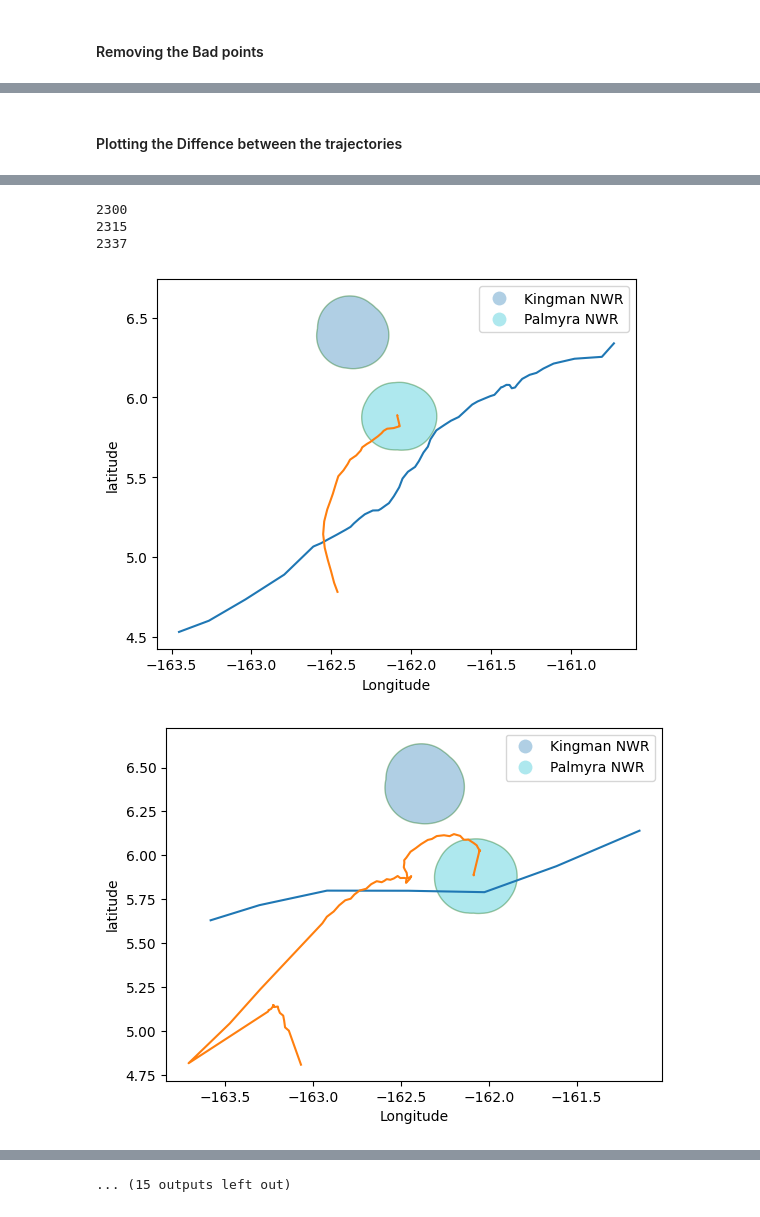
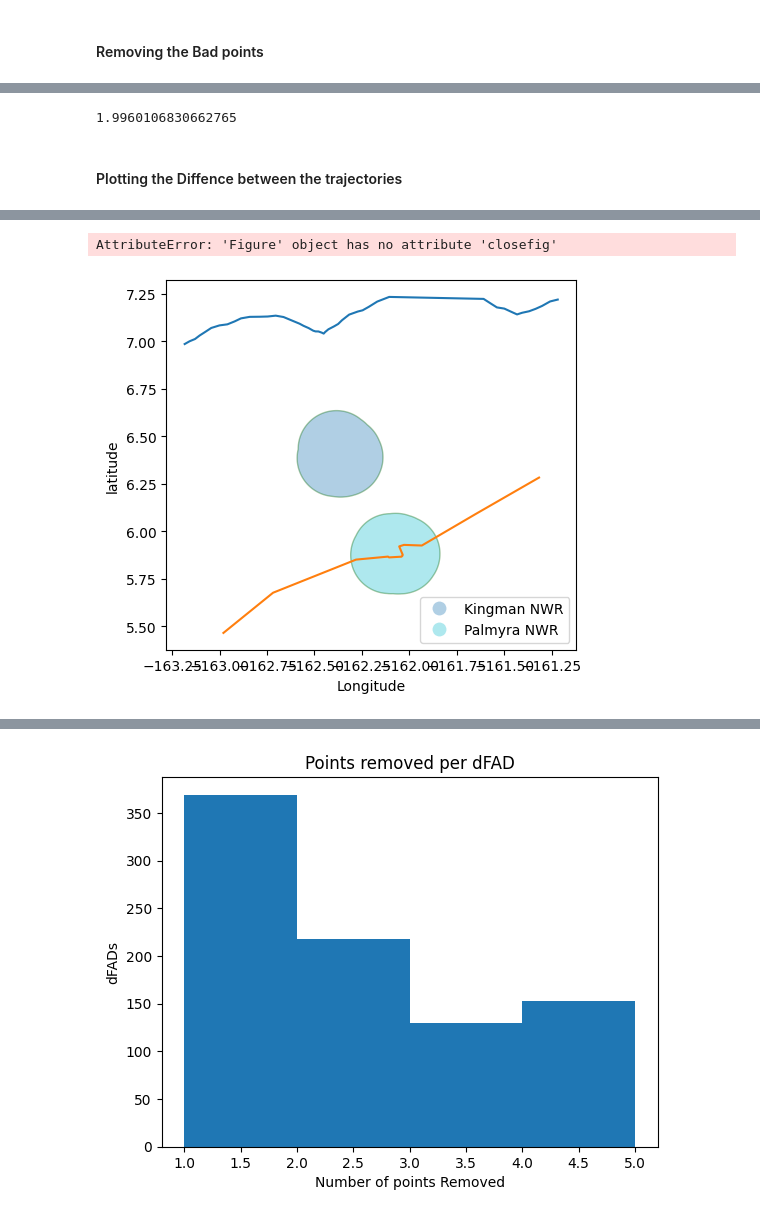
Before and after one commit to Colin-zerfass/fate-core, a Jupyter notebook: Code/Cleaning_data.ipynb, the cells around one changed output, grey strips where cells are left out. Drawn from its saved outputs; the diff is of its cells as text; code cells hidden in the pictures.

Commit message:
Methods for Cleaning files with new data from Kydd

```diff
--- a/Code/Cleaning_data.ipynb
+++ b/Code/Cleaning_data.ipynb
@@ -155,3 +164,12 @@ def Filter_Rows(row,column):
         return filtered_data
     else:
         return None
+# %%
+#data = gpd.read_file(r"Data\Palmyra Data\MI_and_SAT_FAD_positions")
+
+dataclean = Remove_speeds_high_low(data)
+print(dataclean["points_removed"].sum())
+dataclean = Remove_zero_timedeltas(dataclean)
+print(dataclean["points_removed2"].sum())
+dataclean = Combine_masks(dataclean)
+dataclean = dataclean.reset_index(drop = True)
@@ -162,5 +183,3 @@ dataclean["geometry"] = dataclean["new_geometry"]
 dataclean = dataclean.drop(columns = ["new_geometry"])
 valid_mask = ~dataclean.geometry.isna() & ~dataclean.geometry.is_empty
 dataclean = dataclean[valid_mask]
-# %%
-dataclean = dataclean.reset_index()
@@ -178,13 +186,15 @@ print(counter)
 # %%
 ### Removing
 
-columnlist = ['x_deg', 'y_deg', 'x_km', 'y_km', 'xy_km', 'timelist' ]
+columnlist = ['x_deg', 'y_deg', 'x_km', 'y_km', 'xy_km', 'TimeStamp', "x_speed","y_speed", "xy_speed","Delta_Timestamps" ]
 
 for names in columnlist:
     print(names)
     dataclean[f"new_{names}"] = dataclean.apply(Filter_Rows, axis =1, column = names)
     dataclean[f"{names}"] = dataclean[f"new_{names}"]
     dataclean = dataclean.drop(columns = [f"new_{names}"])
+
+dataclean = dataclean.reset_index(drop = True)
 # %% [output]
 x_deg
 y_deg
@@ -194,0 +223,3 @@ timelist
+# %%
+data["MaxOfDate"] = pd.to_datetime(data["MaxOfDate"])
+data["MaxOfDate"].min()
@@ -204,15 +235,22 @@ Index(['index', 'Shape_Leng', 'Set_3', 'BuoyName', 'Name_ID', 'MinOfTimes',
       dtype='object')
+# %%
+ds = gpd.read_parquet(r"Data\Palmyra Data\SAT_MI_FAD_cleanedspeeds.parquet")
+speeds = Column_to_List(ds,"xy_speed")
+print(max(speeds))
+# %% [output]
+1.9960106830662765
 # %% [markdown]
 #### Plotting the Diffence between the trajectories
 # %%
 dataplotting = dataclean.query("points_removed > 5 ")
-buoys = dataplotting["Name_ID"].unique()
+buoys = dataplotting["BuoyName"].unique()
 for bouy in buoys:
     fig, ax = plt.subplots()
-    n = dataplotting.loc[dataplotting["Name_ID"] == bouy].index.astype(int)
+    n = dataplotting.loc[dataplotting["BuoyName"] == bouy].index.astype(int)
     print(n[0])
     OneTrajectory(ax,data,n[0])
     OneTrajectory(ax,dataclean,n[0])
     plot_NWPs(ax,NWR)
     fig.savefig(fr"..\Figures\Cleaning Data\CleanvsrawdFAD_{n[0]}.png")
+    fig.closefig()
 # %% [output]
@@ -236,5 +258,2 @@ for bouy in buoys:
-2300
-2315
-2337
+AttributeError: 'Figure' object has no attribute 'closefig'
-[figure, old version]
+[figure, new version]
-[figure, removed]
@@ -249 +260,9 @@ for bouy in buoys:
-... (15 outputs left out)
+# %%
+fig, ax = plt.subplots()
+ax.hist(dataclean["points_removed"], bins= [1,2,3,4,5])
+ax.set_title("Points removed per dFAD")
+ax.set_xlabel("Number of points Removed")
+ax.set_ylabel("dFADs")
+fig.savefig("Number of Points Removed.png")
+# %% [output]
+[figure, new version]
```
Also changed, not shown: parts of 24 cells of this notebook, 7 other files.
